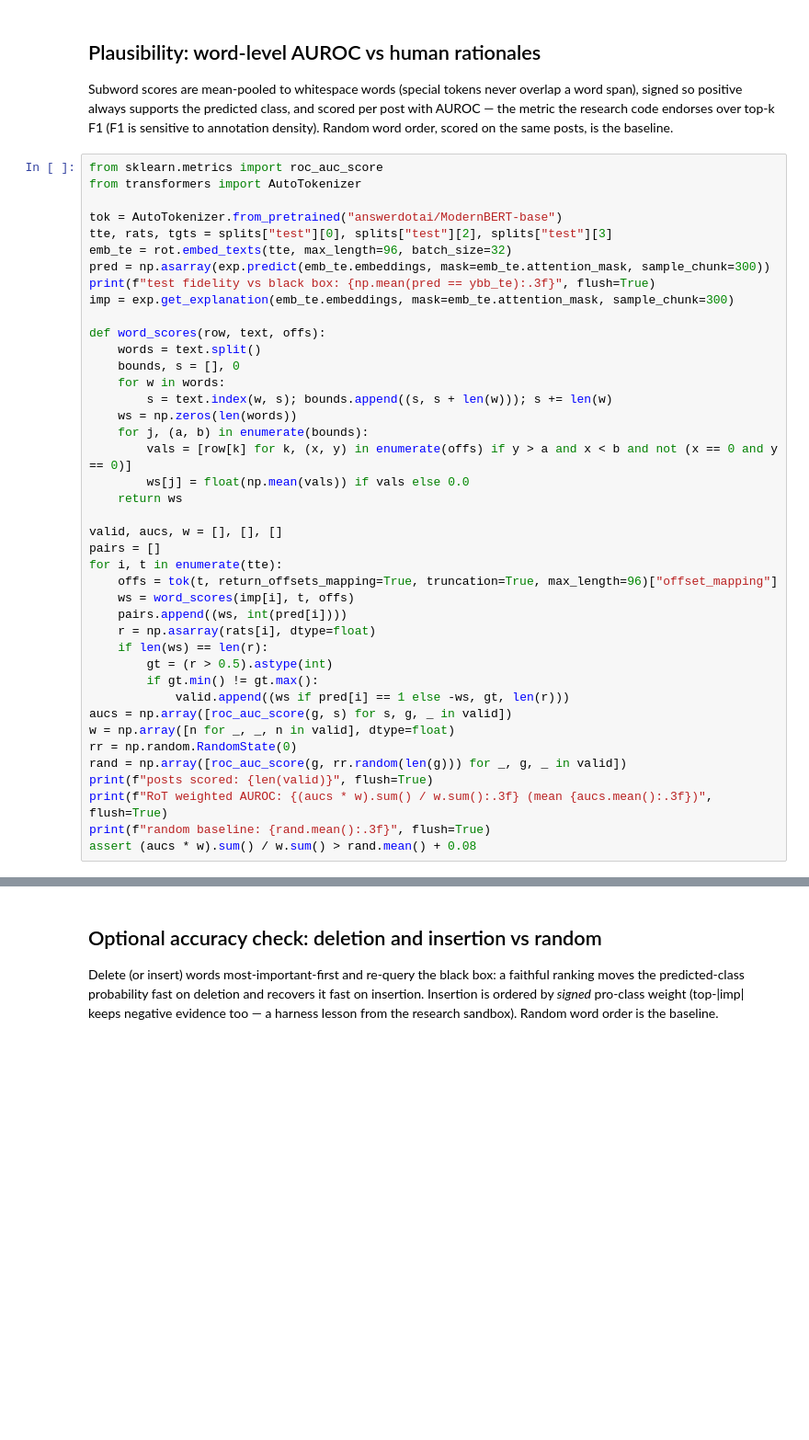
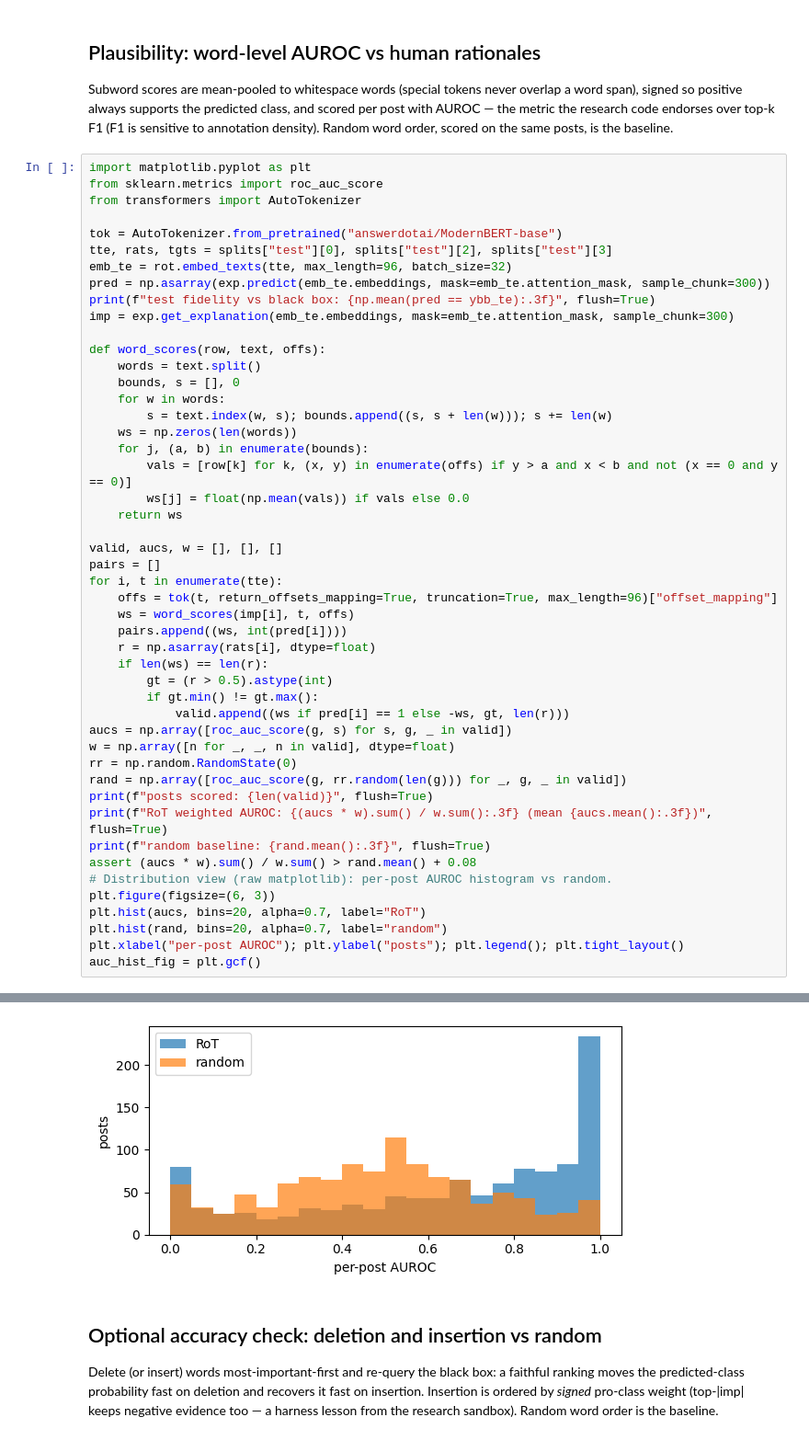
Before and after one commit to KaiRawal/Rule-of-Thumb, a Jupyter notebook: examples/04_hatexplain.ipynb, the cells around one changed output, grey strips where cells are left out. Shown at 92% size. Cells and saved outputs as stored; diff of their text form; blank space fills up the shorter version.

```diff
--- a/examples/04_hatexplain.ipynb
+++ b/examples/04_hatexplain.ipynb
@@ -120,6 +122,7 @@ class, and scored per post with AUROC — the metric the research code
 endorses over top-k F1 (F1 is sensitive to annotation density). Random word
 order, scored on the same posts, is the baseline.
 # %%
+import matplotlib.pyplot as plt
 from sklearn.metrics import roc_auc_score
 from transformers import AutoTokenizer
 
@@ -148,33 +151,40 @@ for i, t in enumerate(tte):
     ws = word_scores(imp[i], t, offs)
     pairs.append((ws, int(pred[i])))
     r = np.asarray(rats[i], dtype=float)
     if len(ws) == len(r):
         gt = (r > 0.5).astype(int)
         if gt.min() != gt.max():
             valid.append((ws if pred[i] == 1 else -ws, gt, len(r)))
 aucs = np.array([roc_auc_score(g, s) for s, g, _ in valid])
 w = np.array([n for _, _, n in valid], dtype=float)
 rr = np.random.RandomState(0)
 rand = np.array([roc_auc_score(g, rr.random(len(g))) for _, g, _ in valid])
 print(f"posts scored: {len(valid)}", flush=True)
 print(f"RoT weighted AUROC: {(aucs * w).sum() / w.sum():.3f} (mean {aucs.mean():.3f})", flush=True)
 print(f"random baseline: {rand.mean():.3f}", flush=True)
 assert (aucs * w).sum() / w.sum() > rand.mean() + 0.08
+# Distribution view (raw matplotlib): per-post AUROC histogram vs random.
+plt.figure(figsize=(6, 3))
+plt.hist(aucs, bins=20, alpha=0.7, label="RoT")
+plt.hist(rand, bins=20, alpha=0.7, label="random")
+plt.xlabel("per-post AUROC"); plt.ylabel("posts"); plt.legend(); plt.tight_layout()
+auc_hist_fig = plt.gcf()
 # %% [output]
 Warning: You are sending unauthenticated requests to the HF Hub. Please set a HF_TOKEN to enable higher rate limits and faster downloads.
 [transformers] ModernBertModel LOAD REPORT from: answerdotai/ModernBERT-base
 Key               | Status     |  |
 ------------------+------------+--+-
 head.dense.weight | UNEXPECTED |  |
 decoder.bias      | UNEXPECTED |  |
 head.norm.weight  | UNEXPECTED |  |
 
 Notes:
 - UNEXPECTED:   can be ignored when loading from different task/architecture; not ok if you expect identical arch.
 test fidelity vs black box: 0.758
 posts scored: 1098
 RoT weighted AUROC: 0.645 (mean 0.644)
 random baseline: 0.487
+[figure, added]
 # %% [markdown]
 ## Optional accuracy check: deletion and insertion vs random
 
```
Also changed, not shown: parts of 4 cells of this notebook, 15 other files.
